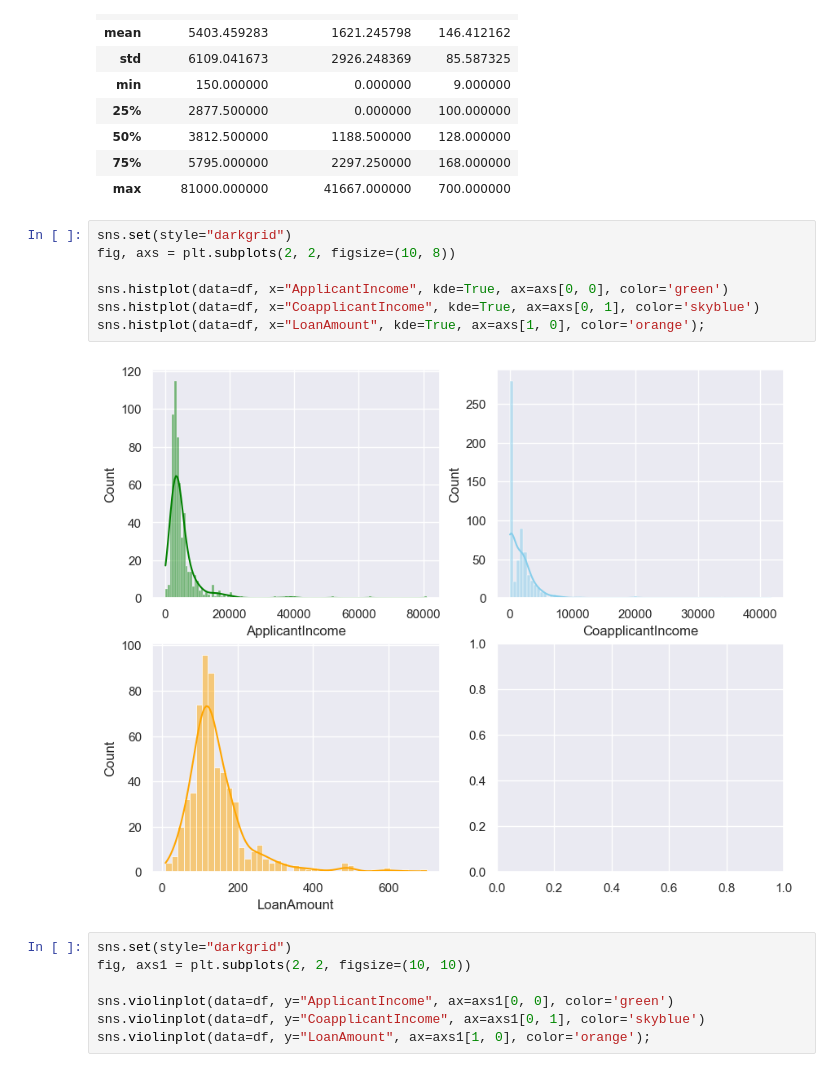
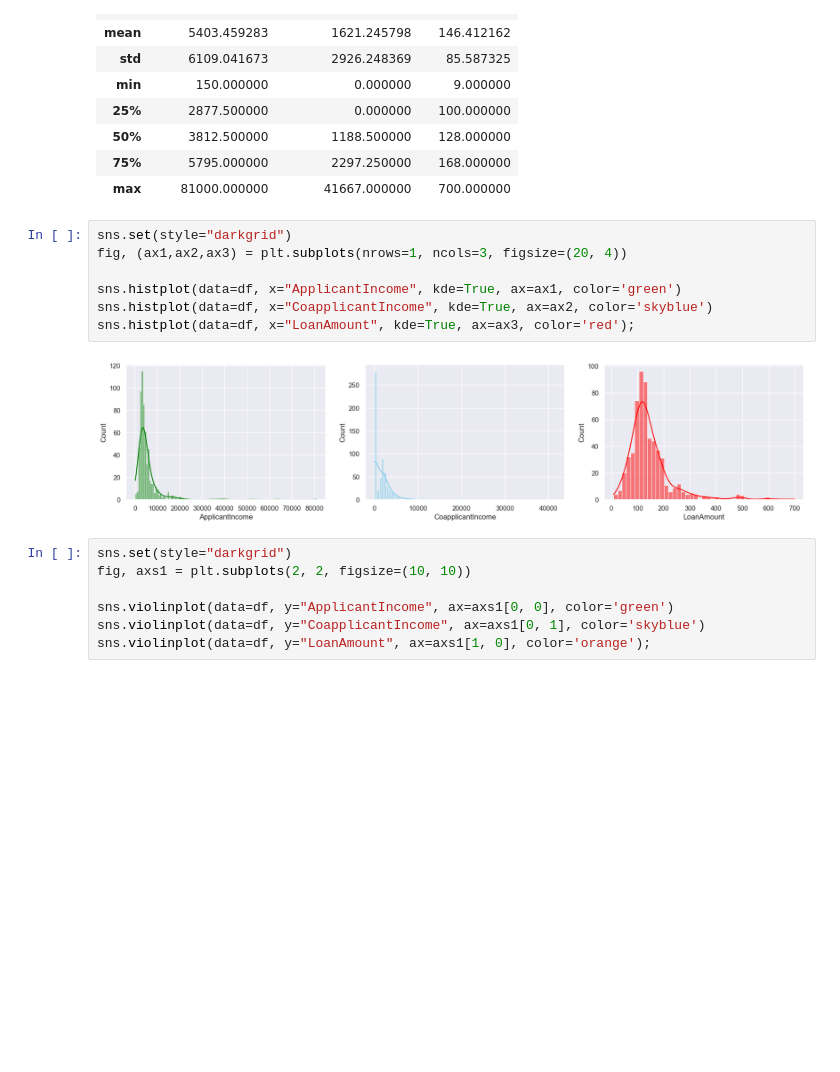
Before and after one commit to th3RFC/portfolio, a Jupyter notebook: python/Capstone Projects/Loan Approval Prediction.ipynb, the cells around one changed output. Cells and saved outputs as stored; diff of their text form; blank space fills up the shorter version.

Commit message:
Edit: subplots

```diff
--- a/python/Capstone Projects/Loan Approval Prediction.ipynb
+++ b/python/Capstone Projects/Loan Approval Prediction.ipynb
@@ -307,13 +309,13 @@ df[['ApplicantIncome','CoapplicantIncome','LoanAmount']].describe()
 | max | 81000.000000 | 41667.000000 | 700.000000 |
 # %%
 sns.set(style="darkgrid")
-fig, axs = plt.subplots(2, 2, figsize=(10, 8))
+fig, (ax1,ax2,ax3) = plt.subplots(nrows=1, ncols=3, figsize=(20, 4))
 
-sns.histplot(data=df, x="ApplicantIncome", kde=True, ax=axs[0, 0], color='green')
-sns.histplot(data=df, x="CoapplicantIncome", kde=True, ax=axs[0, 1], color='skyblue')
-sns.histplot(data=df, x="LoanAmount", kde=True, ax=axs[1, 0], color='orange');
+sns.histplot(data=df, x="ApplicantIncome", kde=True, ax=ax1, color='green')
+sns.histplot(data=df, x="CoapplicantIncome", kde=True, ax=ax2, color='skyblue')
+sns.histplot(data=df, x="LoanAmount", kde=True, ax=ax3, color='red');
 # %% [output]
-[figure, old version]
+[figure, new version]
 # %%
 sns.set(style="darkgrid")
 fig, axs1 = plt.subplots(2, 2, figsize=(10, 10))
```
Also changed, not shown: parts of 12 cells of this notebook.
